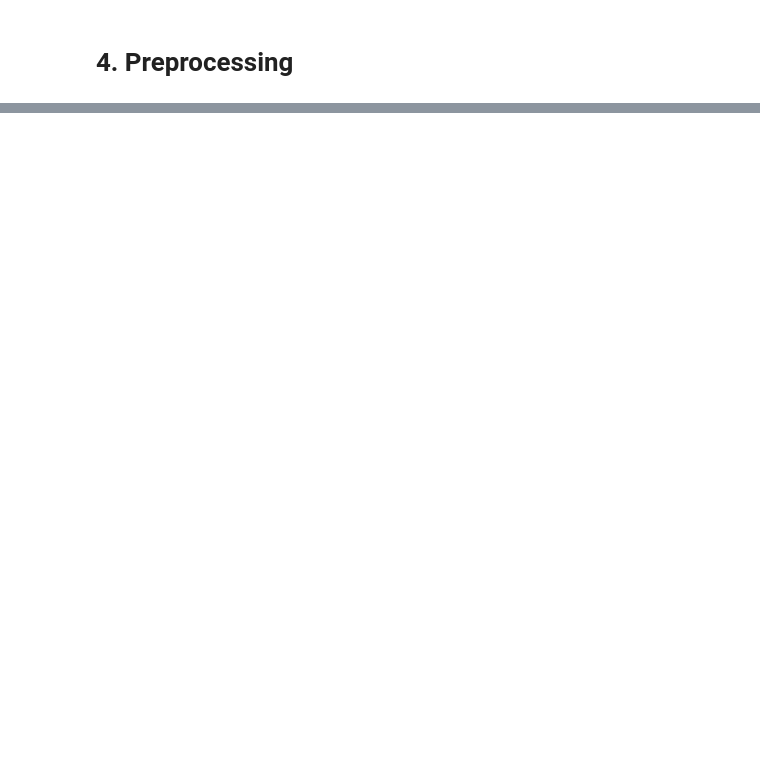
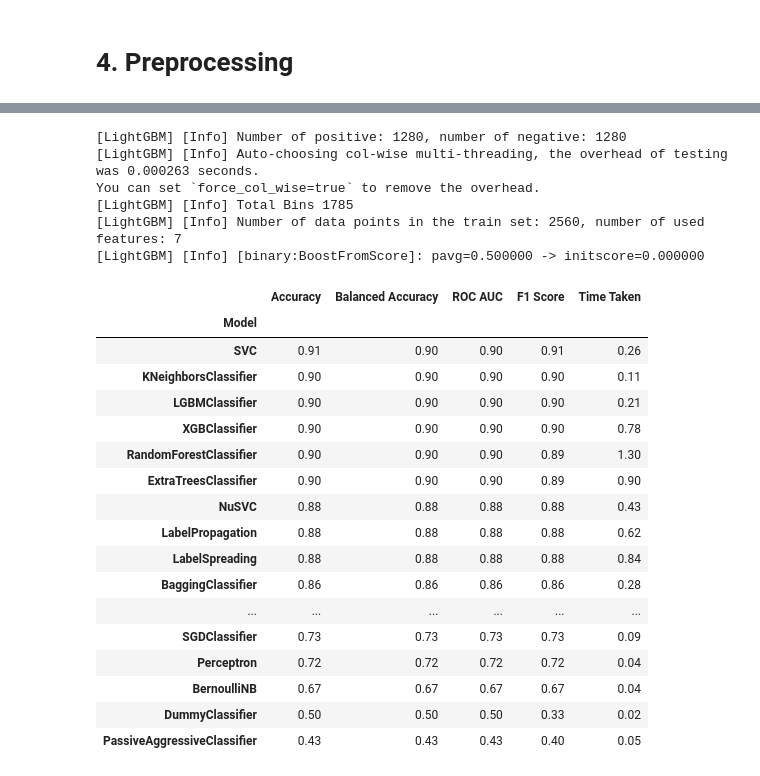
Before and after one commit to faris771/Apple_Quality_Classifier, a Jupyter notebook: main.ipynb, the cells around one changed output, grey strips where cells are left out. Cells and saved outputs as stored; diff of their text form; code cells hidden in the pictures; blank space fills up the shorter version.

```diff
--- a/main.ipynb
+++ b/main.ipynb
@@ -353,0 +448,16 @@ plt.show()
+# %%
+knn_1 = KNeighborsClassifier(n_neighbors=1)
+knn_3 = KNeighborsClassifier(n_neighbors=3)
+knn_validation_best = KNeighborsClassifier(n_neighbors=best_validation_k)
+knn_models = [knn_1, knn_3, knn_validation_best]
+
+for model in knn_models:
+    model.fit(X_train, y_train)
+    y_pred = model.predict(X_test)
+    print('---------------- K = {} ----------------'.format(model.n_neighbors))
+    print(f'Accuracy: {accuracy_score(y_test, y_pred)}')
+    print('--------------------------------------')
+    print(f'Confusion Matrix: \n{confusion_matrix(y_test, y_pred)}')
+    print('--------------------------------------')
+    print(f'Classification Report: \n{classification_report(y_test, y_pred)}')
+    print('--------------------------------------')
@@ -353,0 +506,31 @@ plt.show()
+# %%
+from lazypredict.Supervised import LazyClassifier
+
+clf = LazyClassifier(verbose=0,ignore_warnings=True, custom_metric=None)
+models, predictions = clf.fit(X_train, X_test, y_train, y_test)
+models
+# %% [output]
+[LightGBM] [Info] Number of positive: 1280, number of negative: 1280
+[LightGBM] [Info] Auto-choosing col-wise multi-threading, the overhead of testing was 0.000263 seconds.
+You can set `force_col_wise=true` to remove the overhead.
+[LightGBM] [Info] Total Bins 1785
+[LightGBM] [Info] Number of data points in the train set: 2560, number of used features: 7
+[LightGBM] [Info] [binary:BoostFromScore]: pavg=0.500000 -> initscore=0.000000
+|  | Accuracy | Balanced Accuracy | ROC AUC | F1 Score | Time Taken |
+| Model |  |  |  |  |  |
+| SVC | 0.91 | 0.90 | 0.90 | 0.91 | 0.26 |
+| KNeighborsClassifier | 0.90 | 0.90 | 0.90 | 0.90 | 0.11 |
+| LGBMClassifier | 0.90 | 0.90 | 0.90 | 0.90 | 0.21 |
+| XGBClassifier | 0.90 | 0.90 | 0.90 | 0.90 | 0.78 |
+| RandomForestClassifier | 0.90 | 0.90 | 0.90 | 0.89 | 1.30 |
+| ExtraTreesClassifier | 0.90 | 0.90 | 0.90 | 0.89 | 0.90 |
+| NuSVC | 0.88 | 0.88 | 0.88 | 0.88 | 0.43 |
+| LabelPropagation | 0.88 | 0.88 | 0.88 | 0.88 | 0.62 |
+| LabelSpreading | 0.88 | 0.88 | 0.88 | 0.88 | 0.84 |
+| BaggingClassifier | 0.86 | 0.86 | 0.86 | 0.86 | 0.28 |
+| ... | ... | ... | ... | ... | ... |
+| SGDClassifier | 0.73 | 0.73 | 0.73 | 0.73 | 0.09 |
+| Perceptron | 0.72 | 0.72 | 0.72 | 0.72 | 0.04 |
+| BernoulliNB | 0.67 | 0.67 | 0.67 | 0.67 | 0.04 |
+| DummyClassifier | 0.50 | 0.50 | 0.50 | 0.33 | 0.02 |
+| PassiveAggressiveClassifier | 0.43 | 0.43 | 0.43 | 0.40 | 0.05 |
```
Also changed, not shown: parts of 18 cells of this notebook, 1 other file.
